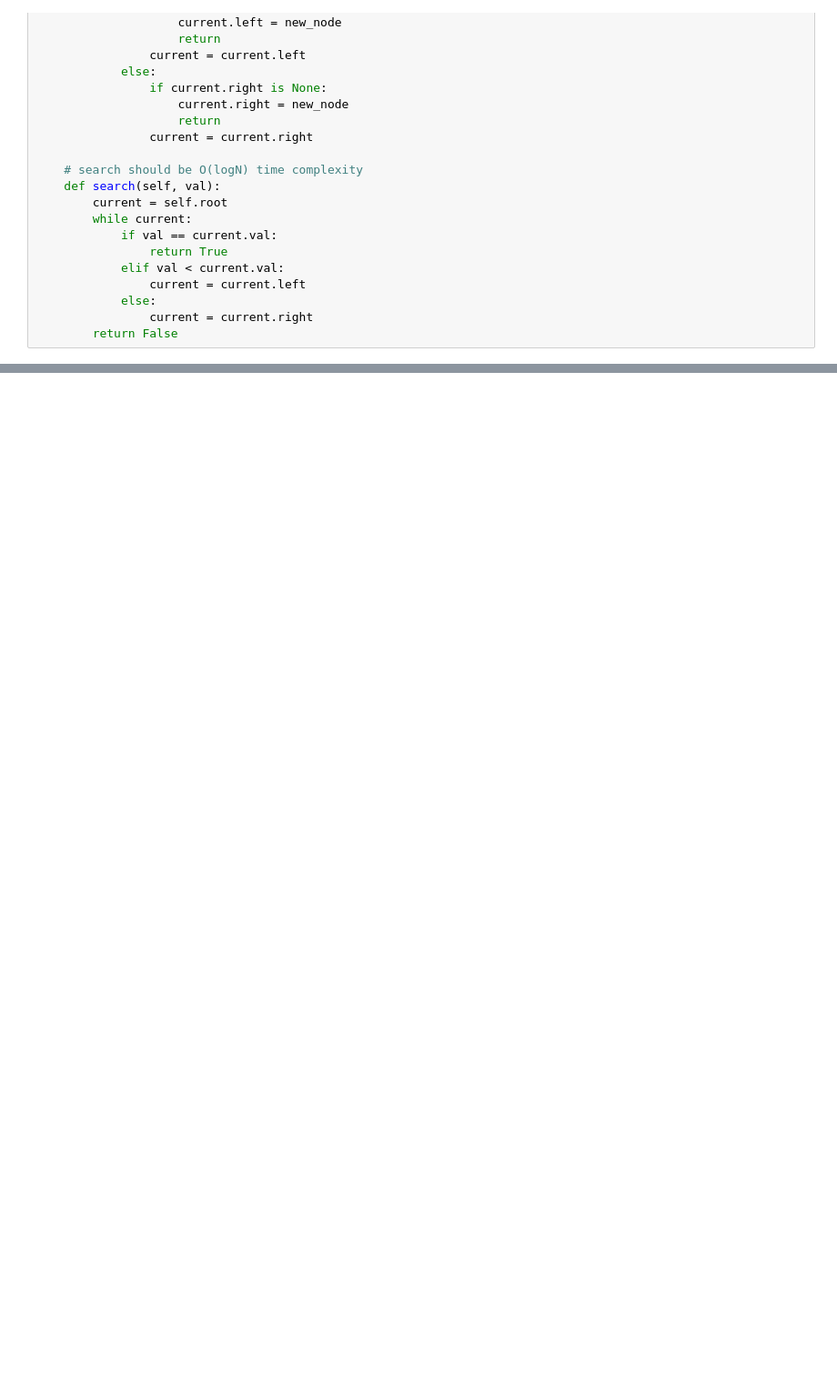
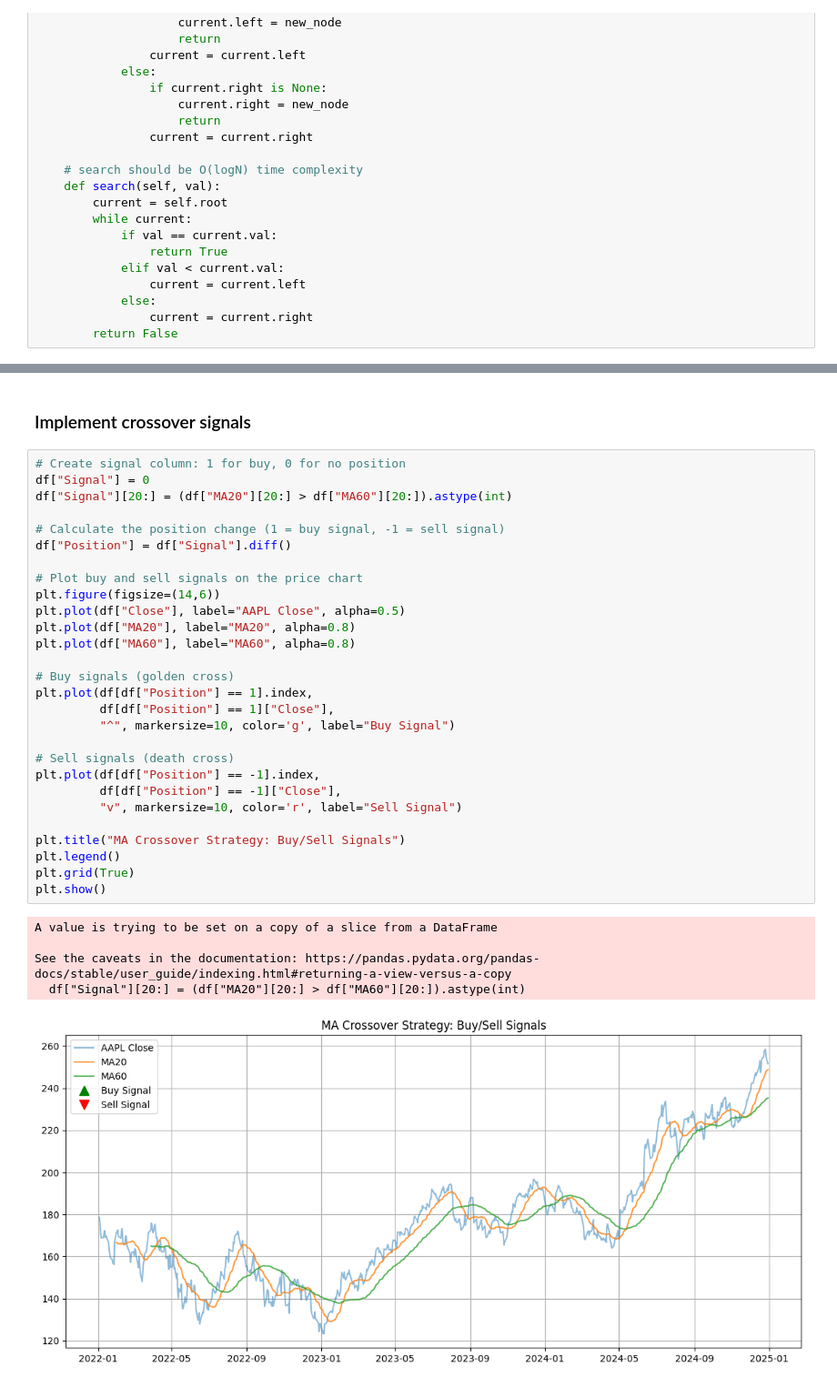
Before and after one commit to zhangshiman22/zsm_ds_project, a Jupyter notebook: daily_ds_practise.ipynb, the cells around one changed output, grey strips where cells are left out. Shown: that part at 91% size. Drawn from its saved outputs; the diff is of its cells as text; blank space fills up the shorter version.

Commit message:
Update daily_ds_practise.ipynb
Implement crossover signals

```diff
--- a/daily_ds_practise.ipynb
+++ b/daily_ds_practise.ipynb
@@ -107,0 +194,36 @@ class BST:
+# %% [markdown]
+### Implement crossover signals
+# %%
+# Create signal column: 1 for buy, 0 for no position
+df["Signal"] = 0
+df["Signal"][20:] = (df["MA20"][20:] > df["MA60"][20:]).astype(int)
+
+# Calculate the position change (1 = buy signal, -1 = sell signal)
+df["Position"] = df["Signal"].diff()
+
+# Plot buy and sell signals on the price chart
+plt.figure(figsize=(14,6))
+plt.plot(df["Close"], label="AAPL Close", alpha=0.5)
+plt.plot(df["MA20"], label="MA20", alpha=0.8)
+plt.plot(df["MA60"], label="MA60", alpha=0.8)
+
+# Buy signals (golden cross)
+plt.plot(df[df["Position"] == 1].index,
+         df[df["Position"] == 1]["Close"],
+         "^", markersize=10, color='g', label="Buy Signal")
+
+# Sell signals (death cross)
+plt.plot(df[df["Position"] == -1].index,
+         df[df["Position"] == -1]["Close"],
+         "v", markersize=10, color='r', label="Sell Signal")
+
+plt.title("MA Crossover Strategy: Buy/Sell Signals")
+plt.legend()
+plt.grid(True)
+plt.show()
+# %% [output]
+A value is trying to be set on a copy of a slice from a DataFrame
+
+See the caveats in the documentation: https://pandas.pydata.org/pandas-docs/stable/user_guide/indexing.html#returning-a-view-versus-a-copy
+  df["Signal"][20:] = (df["MA20"][20:] > df["MA60"][20:]).astype(int)
+[figure, added]
```
Also changed, not shown: parts of 18 cells of this notebook.
